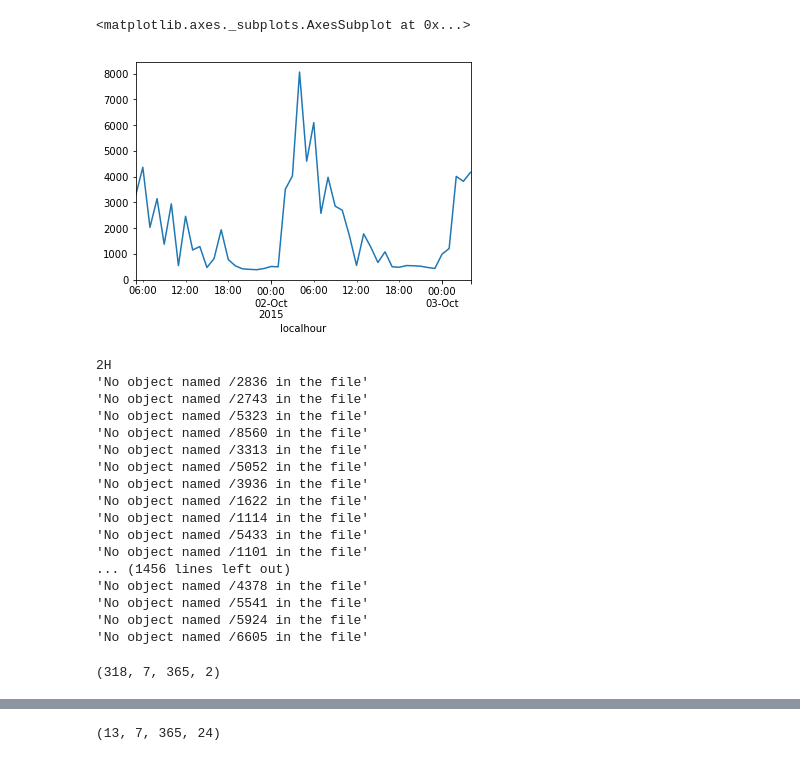
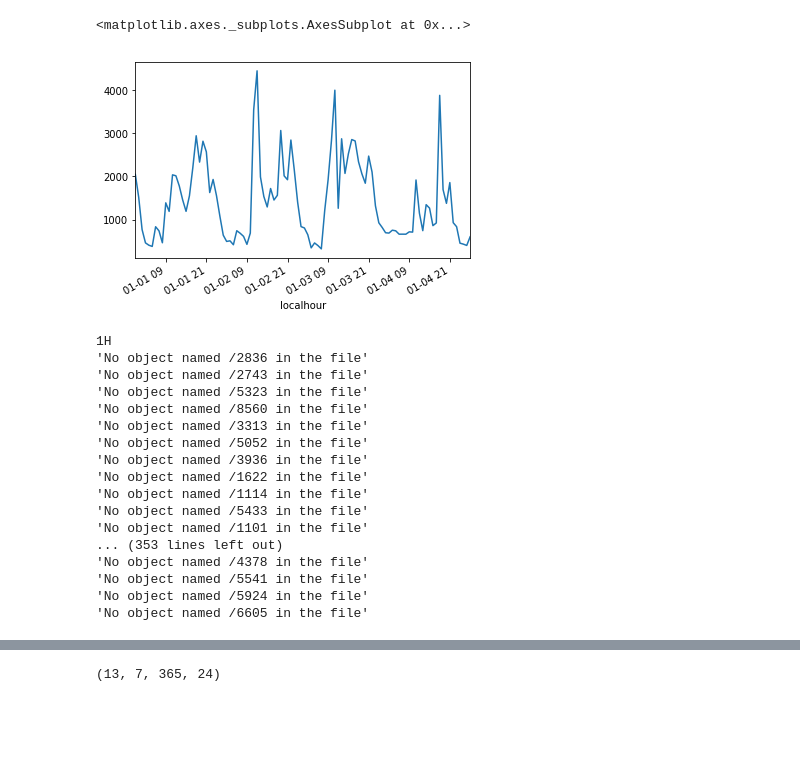
Before and after one commit to nipunbatra/freq-nilm, a Jupyter notebook: notebooks/create-datasets.ipynb, the cells around one changed output, grey strips where cells are left out. Cells and saved outputs as stored; diff of their text form; code cells hidden in the pictures; blank space fills up the shorter version.

```diff
--- a/notebooks/create-datasets.ipynb
+++ b/notebooks/create-datasets.ipynb
@@ -36,16 +36,18 @@ year = 2015
 # %%
 st = pd.HDFStore(os.path.expanduser("~/all.h5"), mode='r')
 # %%
-d = st['/26']['2015']['use']['2015-10-01':'2015-10-02']
+d = st['/26']['2015']['use']
-# %%
-d.tz_convert("GMT").plot()
-# %% [output]
-<matplotlib.axes._subplots.AxesSubplot at 0x...>
-[figure, removed]
+# %%
+%matplotlib inline
+d.head(100).plot()
+# %% [output]
+<matplotlib.axes._subplots.AxesSubplot at 0x...>
+[figure, added]
 # %%
 APPLIANCES_ORDER = ['aggregate', 'hvac', 'fridge', 'mw', 'dw', 'wm', 'oven']
 # %%
-for freq in ['2H','4H','12H','1H']:
+#for freq in ['2H','4H','12H','1H']:
+for freq in ['1H']:
     print(freq)
     freq_num = int(freq[:-1])
     out = []
@@ -61,28 +63,28 @@ for freq in ['2H','4H','12H','1H']:
             day_of_year = data_df.index.dayofyear
             if day_of_year[0]==1 and day_of_year[-1]==365:
                 downsampled_data = data_df.resample(freq).mean()
-                if len(downsampled_data)<((365*24)/freq_num):
+                if len(downsampled_data)<((365*24)//freq_num):
                     continue
                 downsampled_data = downsampled_data.rename(columns=feeds)
                 o =  [None] * len(APPLIANCES_ORDER)
                 for a_num, appliance in enumerate(APPLIANCES_ORDER):
                     if appliance in downsampled_data.columns:
-                        o[a_num] = downsampled_data[appliance].values.reshape(365, 24/freq_num)
+                        o[a_num] = downsampled_data[appliance].values.reshape(365, 24//freq_num)
                     else:
-                        o[a_num] = np.zeros((365, 24/freq_num))
+                        o[a_num] = np.zeros((365, 24//freq_num))
                         o[a_num].fill(np.nan)
                 out.append(o)
                 homes.append(home)
 
             else:
                 continue
-        except Exception, e:
-            print e
+        except Exception as e:
+            print(e)
     out = np.array(out)
-    import pickle
-    pickle.dump(out, open('{}-input.pkl'.format(freq),'w'))
+
+    np.save('{}-input.npy'.format(freq), out)
 # %% [output]
-2H
+1H
 'No object named /2836 in the file'
 'No object named /2743 in the file'
 'No object named /5323 in the file'
@@ -94,12 +96,8 @@ for freq in ['2H','4H','12H','1H']:
 'No object named /1114 in the file'
 'No object named /5433 in the file'
 'No object named /1101 in the file'
-... (1456 lines left out)
+... (353 lines left out)
 'No object named /4378 in the file'
 'No object named /5541 in the file'
 'No object named /5924 in the file'
 'No object named /6605 in the file'
-# %%
-out.shape
-# %% [output]
-(318, 7, 365, 2)
```
Also changed, not shown: parts of 4 cells of this notebook, 6 other files.
